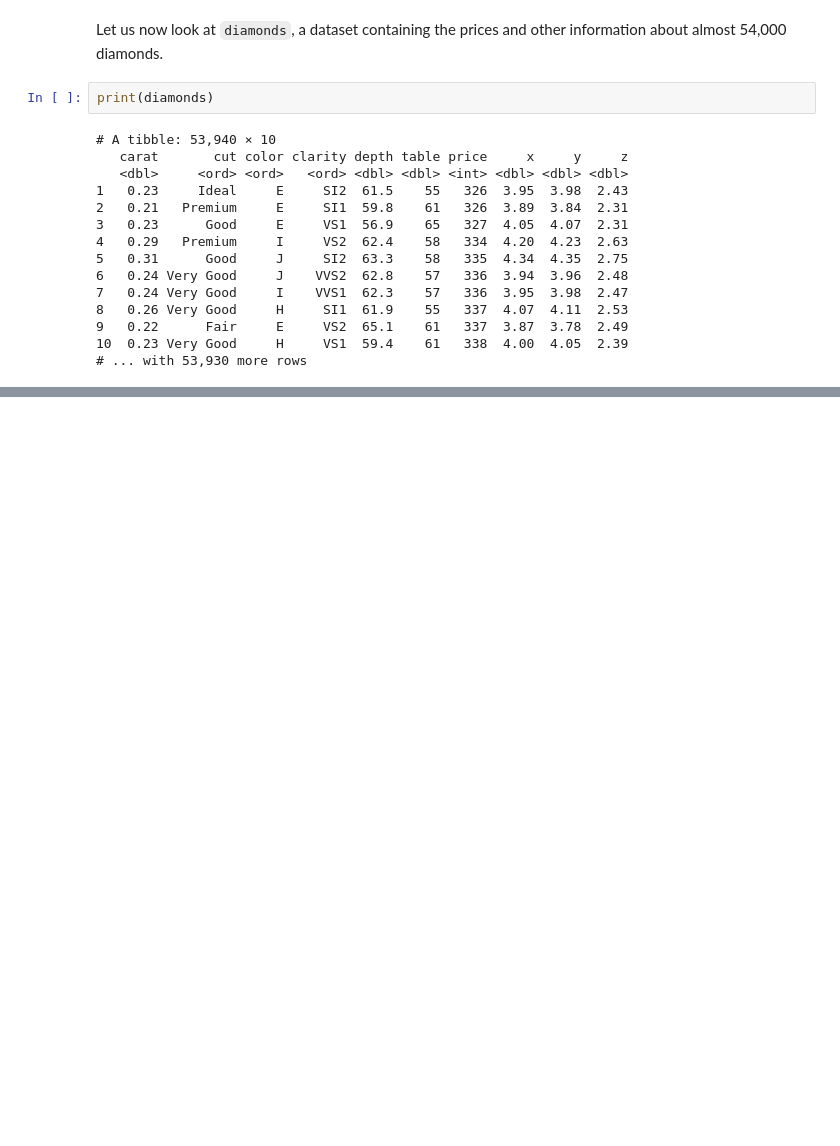
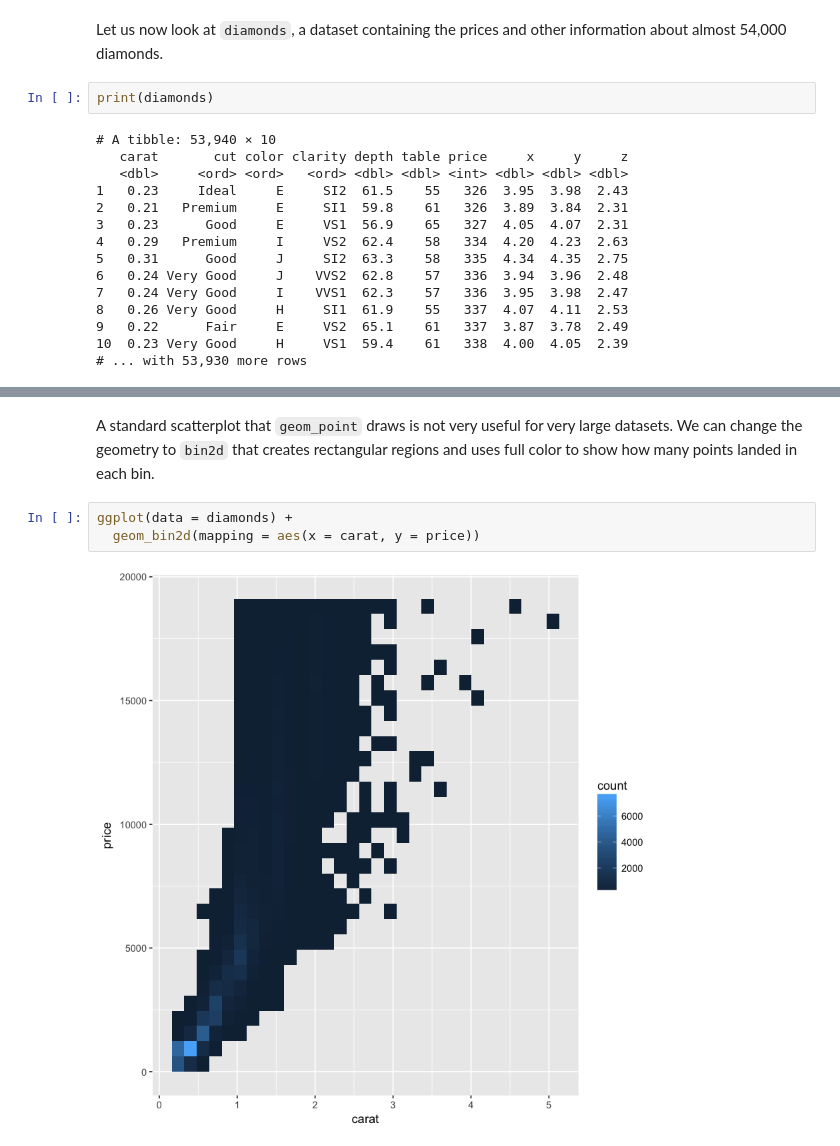
Before and after one commit to ambujtewari/stats306-fall2017, a Jupyter notebook: Lecture00.ipynb, the cells around one changed output, grey strips where cells are left out. Drawn from its saved outputs; the diff is of its cells as text; blank space fills up the shorter version.

```diff
--- a/Lecture00.ipynb
+++ b/Lecture00.ipynb
@@ -172,0 +180,7 @@ print(diamonds)
+# %% [markdown]
+A standard scatterplot that `geom_point` draws is not very useful for very large datasets. We can change the geometry to `bin2d` that creates rectangular regions and uses full color to show how many points landed in each bin.
+# %%
+ggplot(data = diamonds) +
+  geom_bin2d(mapping = aes(x = carat, y = price))
+# %% [output]
+[figure, added]
```
Also changed, not shown: parts of 6 cells of this notebook.
